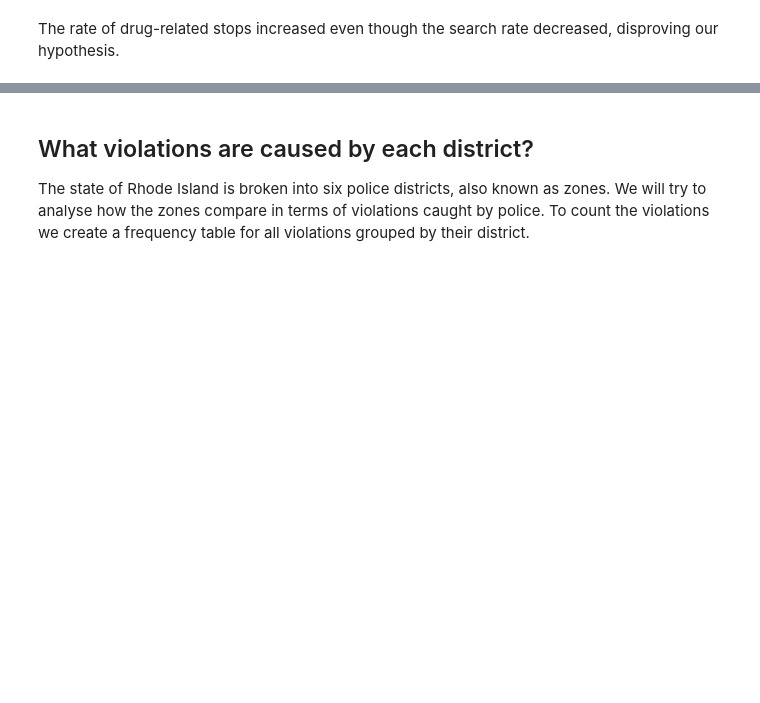
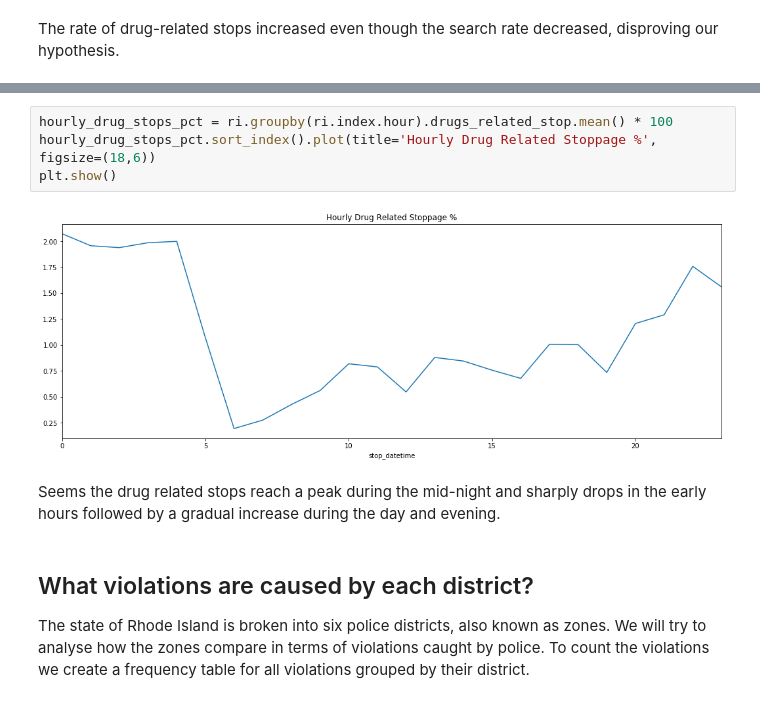
Before and after one commit to soumik-uxd/notebooks, a Jupyter notebook: Datacamp/Analyzing Rhode Island Police Traffic Stop Activity/notebook.ipynb, the cells around one changed output, grey strips where cells are left out. Drawn from its saved outputs; the diff is of its cells as text; blank space fills up the shorter version.

```diff
--- a/Datacamp/Analyzing Rhode Island Police Traffic Stop Activity/notebook.ipynb
+++ b/Datacamp/Analyzing Rhode Island Police Traffic Stop Activity/notebook.ipynb
@@ -305,3 +352,11 @@ The rate of drug-related stops increased even though the search rate decreased,
+# %%
+hourly_drug_stops_pct = ri.groupby(ri.index.hour).drugs_related_stop.mean() * 100
+hourly_drug_stops_pct.sort_index().plot(title='Hourly Drug Related Stoppage %', figsize=(18,6))
+plt.show()
+# %% [output]
+[figure, added]
+# %% [markdown]
+Seems the drug related stops reach a peak during the mid-night and sharply drops in the early hours followed by a gradual increase during the day and evening.
 # %% [markdown]
 ## What violations are caused by each district?
 
```
Also changed, not shown: parts of 9 cells of this notebook.
